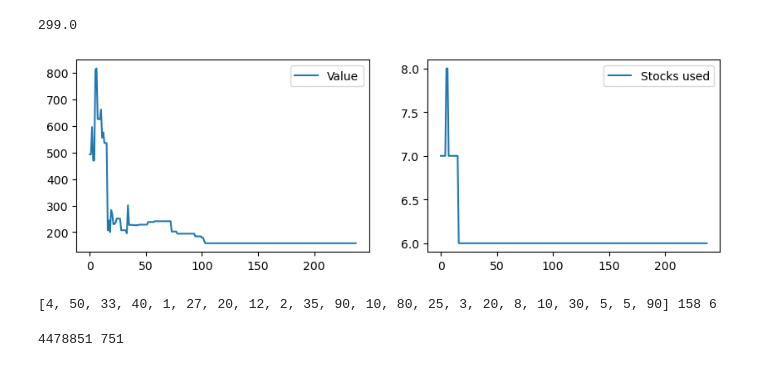
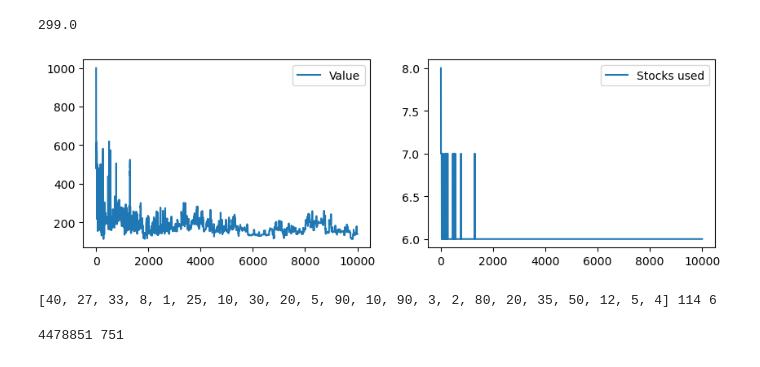
Before and after one commit to MilenkovicMaja/csp_optimization, a Jupyter notebook: csp.ipynb, the cells around one changed output. Cells and saved outputs as stored; diff of their text form; code cells hidden in the pictures.

Commit message:
Add calc_temperature and calc_alpha functions for simulated annealing

```diff
--- a/csp.ipynb
+++ b/csp.ipynb
@@ -53,7 +53,7 @@ def make_small_change(orders, num_orders):
 # %%
 def initialize(orders):
     solution = deepcopy(orders)
-    random.shuffle(solution)
+#     random.shuffle(solution)
     return solution
 # %%
 # nk - The number of the ordered small items by the length of l k .
@@ -104,6 +104,12 @@ print(solution.get_objective_value())
 # %%
 import math
 from matplotlib import pyplot as plt
+# %%
+def calc_temperature(current_temp, a):
+    return current_temp / (1 + a * current_temp)
+
+def calc_alpha(initial_temp, min_temp):
+    return (initial_temp - min_temp) / (num_iters * initial_temp * min_temp)
 # %%
 def simulated_annealing(orders, T, min_temperature, a):
     num_orders = len(orders)
@@ -136,7 +142,7 @@ def simulated_annealing(orders, T, min_temperature, a):
                 value = new_value
                 solution = deepcopy(new_solution)
                 stocks_used = new_stocks_used
-        T = a * T
+        T = calc_temperature(T, a)
 
         PLT_VALUES.append(value)
         PLT_STOCKS_USED.append(stocks_used)
@@ -157,11 +163,15 @@ def simulated_annealing(orders, T, min_temperature, a):
 orders = [20, 30, 50, 10, 5, 5, 80, 35, 25, 40, 8, 12, 33, 27, 20, 90, 10, 90, 2, 3, 4, 1]
 random.shuffle(orders)
 # %%
-solution, value, stocks_used = simulated_annealing(orders, T=200, min_temperature=1e-3, a=0.95)
+initial_temp = 100
+min_temp = 10
+num_iters = 10000 # todo
+a = calc_alpha(initial_temp, min_temp)
+solution, value, stocks_used = simulated_annealing(orders, initial_temp, min_temp, a)
 print(solution, value, stocks_used)
 # %% [output]
-[figure, old version]
+[figure, new version]
-[4, 50, 33, 40, 1, 27, 20, 12, 2, 35, 90, 10, 80, 25, 3, 20, 8, 10, 30, 5, 5, 90] 158 6
+[40, 27, 33, 8, 1, 25, 10, 30, 20, 5, 90, 10, 90, 3, 2, 80, 20, 35, 50, 12, 5, 4] 114 6
 # %%
 orders = read_instance('test_instances/test_instance_20.csp')
 initial_value, initial_stocks_used = calc_solution_value(orders)
```
Also changed, not shown: parts of 3 cells of this notebook.
